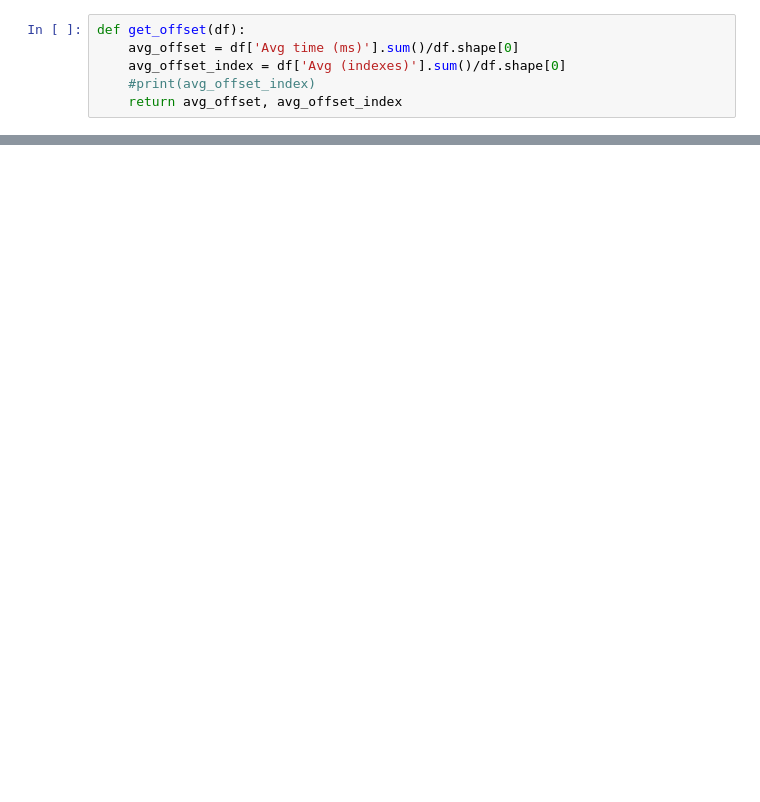
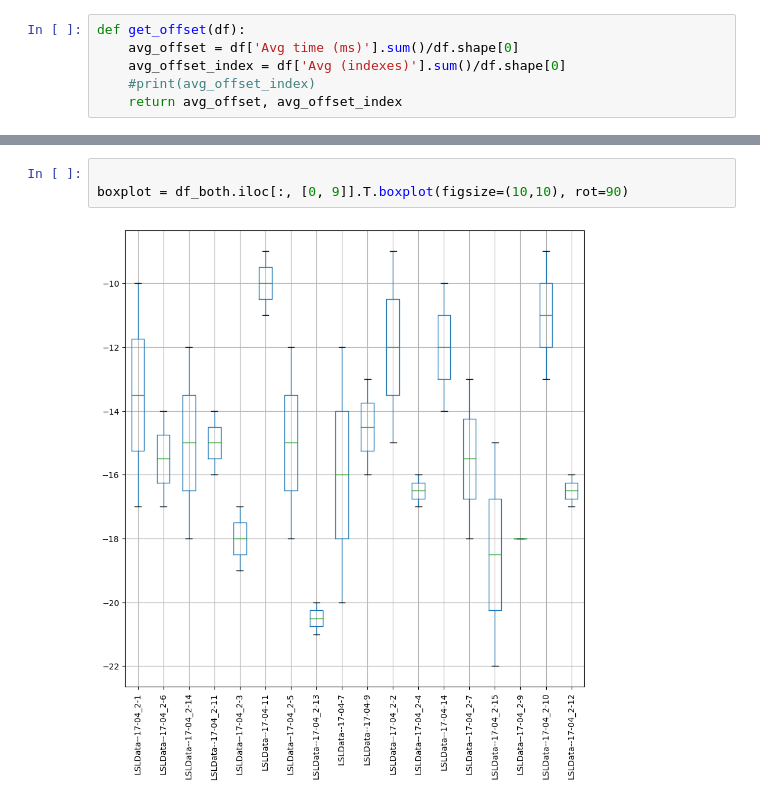
Before and after one commit to Ofplarsen/Bachelor_BCISpeller_Analyses, a Jupyter notebook: jitter/peak_analysis_not_fuse_stream.ipynb, the cells around one changed output, grey strips where cells are left out. Cells and saved outputs as stored; diff of their text form; blank space fills up the shorter version.

```diff
--- a/jitter/peak_analysis_not_fuse_stream.ipynb
+++ b/jitter/peak_analysis_not_fuse_stream.ipynb
@@ -395,0 +363,5 @@ plt.show()
+# %%
+
+boxplot = df_both.iloc[:, [0, 9]].T.boxplot(figsize=(10,10), rot=90)
+# %% [output]
+[figure, added]
```
Also changed, not shown: parts of 10 cells of this notebook, 1 other file.
